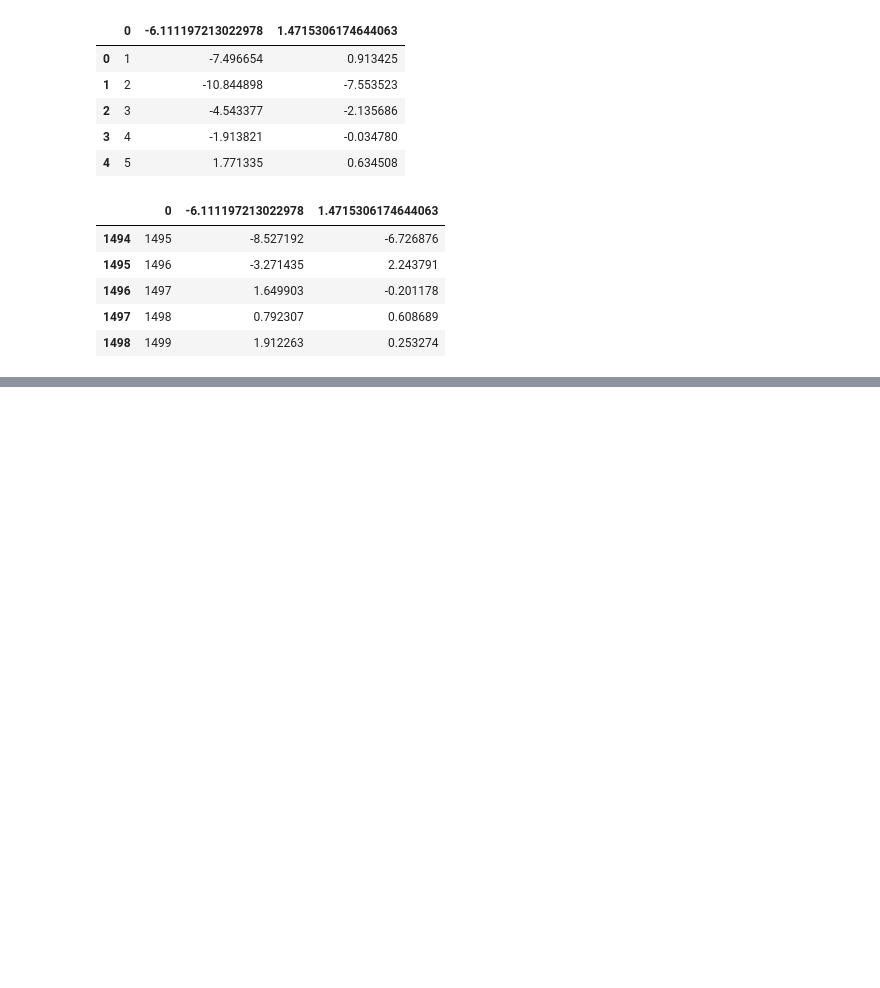
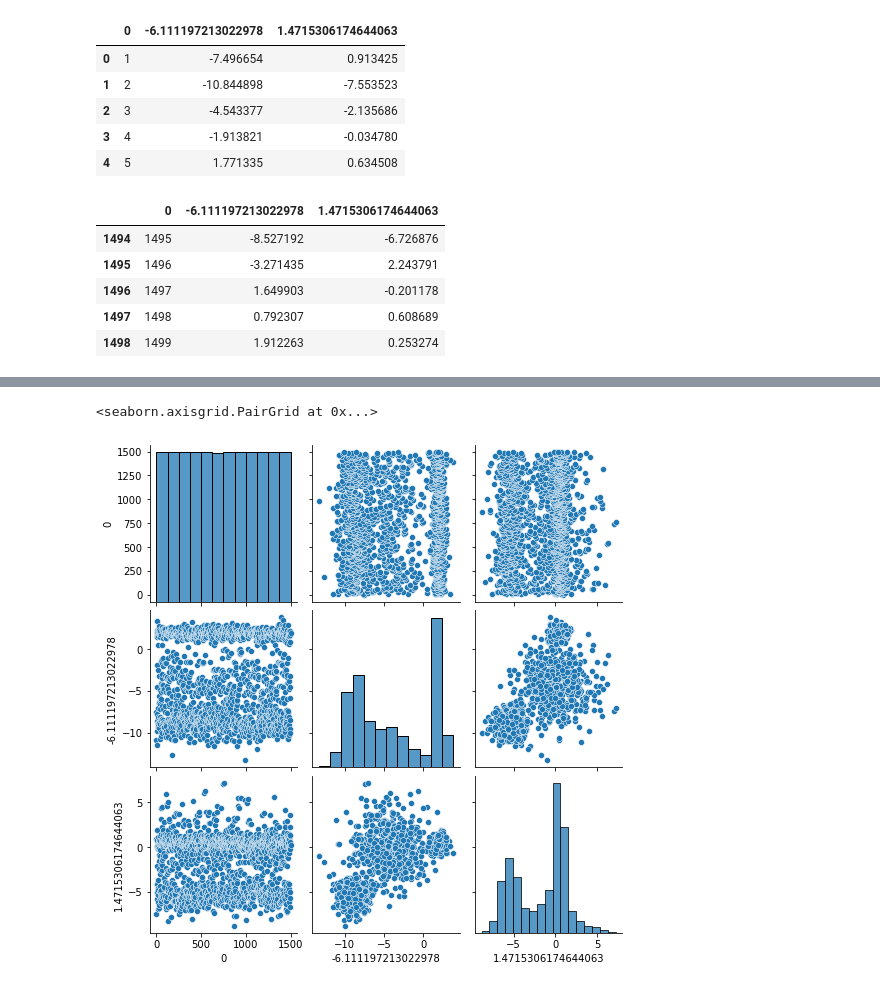
Before and after one commit to fuzellier/INFO0904-TP-Python, a Jupyter notebook: clustering.ipynb, the cells around one changed output, grey strips where cells are left out. Drawn from its saved outputs; the diff is of its cells as text; code cells hidden in the pictures; blank space fills up the shorter version.

```diff
--- a/clustering.ipynb
+++ b/clustering.ipynb
@@ -29,0 +39,5 @@ AttributeError: 'DataFrame' object has no attribute 'summary'
+# %%
+sns.pairplot(varied)
+# %% [output]
+<seaborn.axisgrid.PairGrid at 0x...>
+[figure, added]
```
Also changed, not shown: parts of 5 cells of this notebook.
